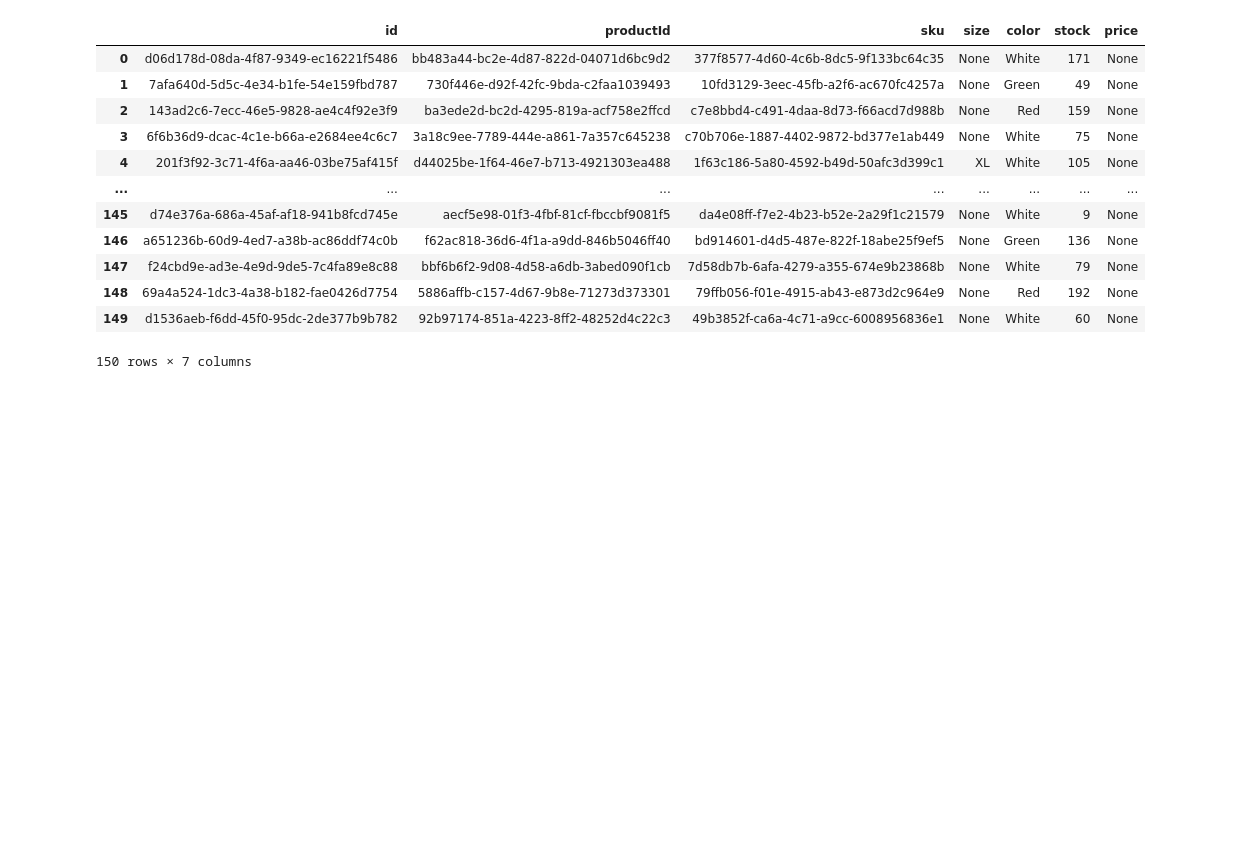
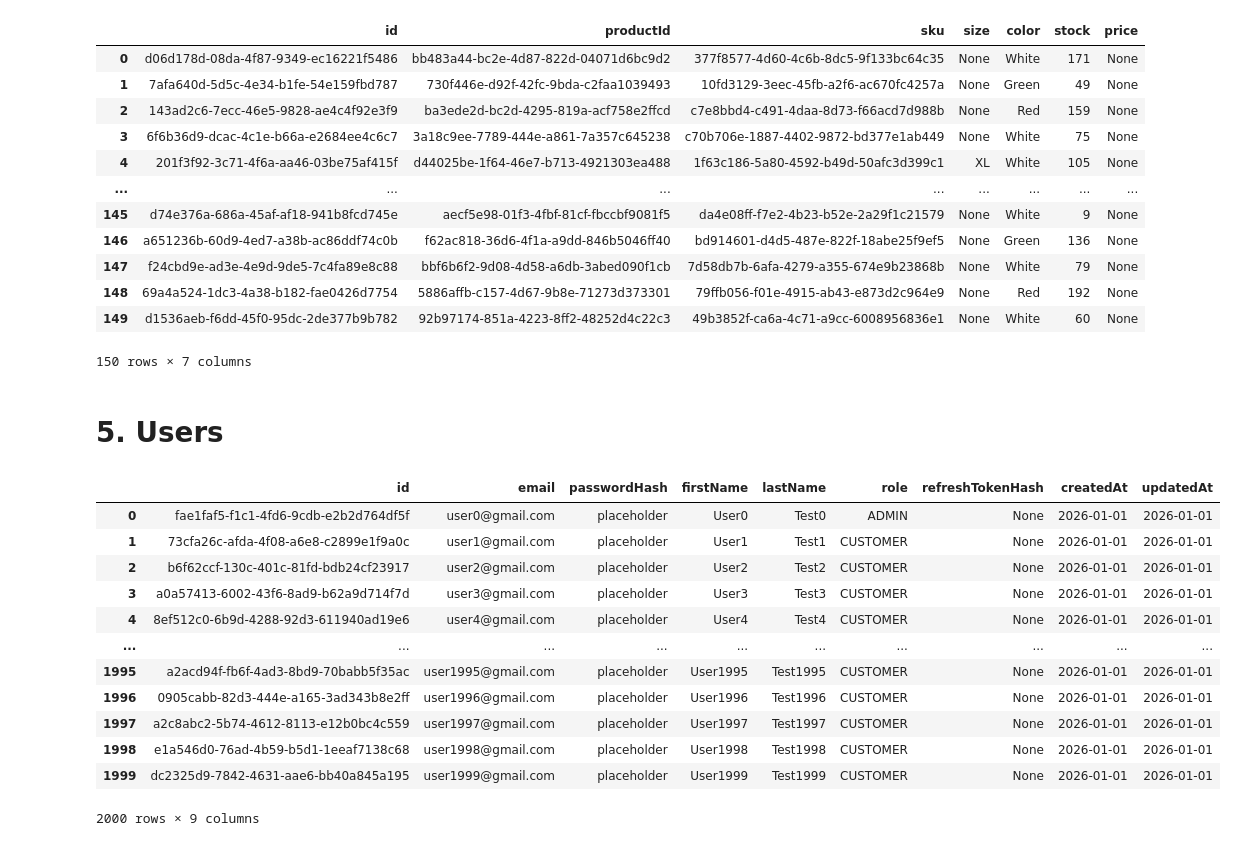
Before and after one commit to abdallahh07/tijara, a Jupyter notebook: notebooks/1.data.ipynb, the cells around one changed output. Drawn from its saved outputs; the diff is of its cells as text; code cells hidden in the pictures; blank space fills up the shorter version.

Commit message:
adding users.csv

```diff
--- a/notebooks/1.data.ipynb
+++ b/notebooks/1.data.ipynb
@@ -249,0 +252,36 @@ varients_df
+# %% [markdown]
+# 5. Users
+# %%
+num_user = 2000
+users = []
+
+for i in range(num_user):
+    user = {
+        "id":str(uuid.uuid4()),
+        "email":f"user{i}@gmail.com",
+        "passwordHash":"placeholder",
+        "firstName": f"User{i}",
+        "lastName": f"Test{i}",
+        "role":"ADMIN" if i == 0 else "CUSTOMER",
+        "refreshTokenHash": None,
+        "createdAt": "2026-01-01",
+        "updatedAt": "2026-01-01"}
+    users.append(user)
+# %%
+users_df = pd.DataFrame(users)
+# %%
+users_df
+# %% [output]
+|  | id | email | passwordHash | firstName | lastName | role | refreshTokenHash | createdAt | updatedAt |
+| 0 | fae1faf5-f1c1-4fd6-9cdb-e2b2d764df5f | user0@gmail.com | placeholder | User0 | Test0 | ADMIN | None | 2026-01-01 | 2026-01-01 |
+| 1 | 73cfa26c-afda-4f08-a6e8-c2899e1f9a0c | user1@gmail.com | placeholder | User1 | Test1 | CUSTOMER | None | 2026-01-01 | 2026-01-01 |
+| 2 | b6f62ccf-130c-401c-81fd-bdb24cf23917 | user2@gmail.com | placeholder | User2 | Test2 | CUSTOMER | None | 2026-01-01 | 2026-01-01 |
+| 3 | a0a57413-6002-43f6-8ad9-b62a9d714f7d | user3@gmail.com | placeholder | User3 | Test3 | CUSTOMER | None | 2026-01-01 | 2026-01-01 |
+| 4 | 8ef512c0-6b9d-4288-92d3-611940ad19e6 | user4@gmail.com | placeholder | User4 | Test4 | CUSTOMER | None | 2026-01-01 | 2026-01-01 |
+| ... | ... | ... | ... | ... | ... | ... | ... | ... | ... |
+| 1995 | a2acd94f-fb6f-4ad3-8bd9-70babb5f35ac | user1995@gmail.com | placeholder | User1995 | Test1995 | CUSTOMER | None | 2026-01-01 | 2026-01-01 |
+| 1996 | 0905cabb-82d3-444e-a165-3ad343b8e2ff | user1996@gmail.com | placeholder | User1996 | Test1996 | CUSTOMER | None | 2026-01-01 | 2026-01-01 |
+| 1997 | a2c8abc2-5b74-4612-8113-e12b0bc4c559 | user1997@gmail.com | placeholder | User1997 | Test1997 | CUSTOMER | None | 2026-01-01 | 2026-01-01 |
+| 1998 | e1a546d0-76ad-4b59-b5d1-1eeaf7138c68 | user1998@gmail.com | placeholder | User1998 | Test1998 | CUSTOMER | None | 2026-01-01 | 2026-01-01 |
+| 1999 | dc2325d9-7842-4631-aae6-bb40a845a195 | user1999@gmail.com | placeholder | User1999 | Test1999 | CUSTOMER | None | 2026-01-01 | 2026-01-01 |
+2000 rows × 9 columns
```
Also changed, not shown: parts of 2 cells of this notebook, 1 other file.
